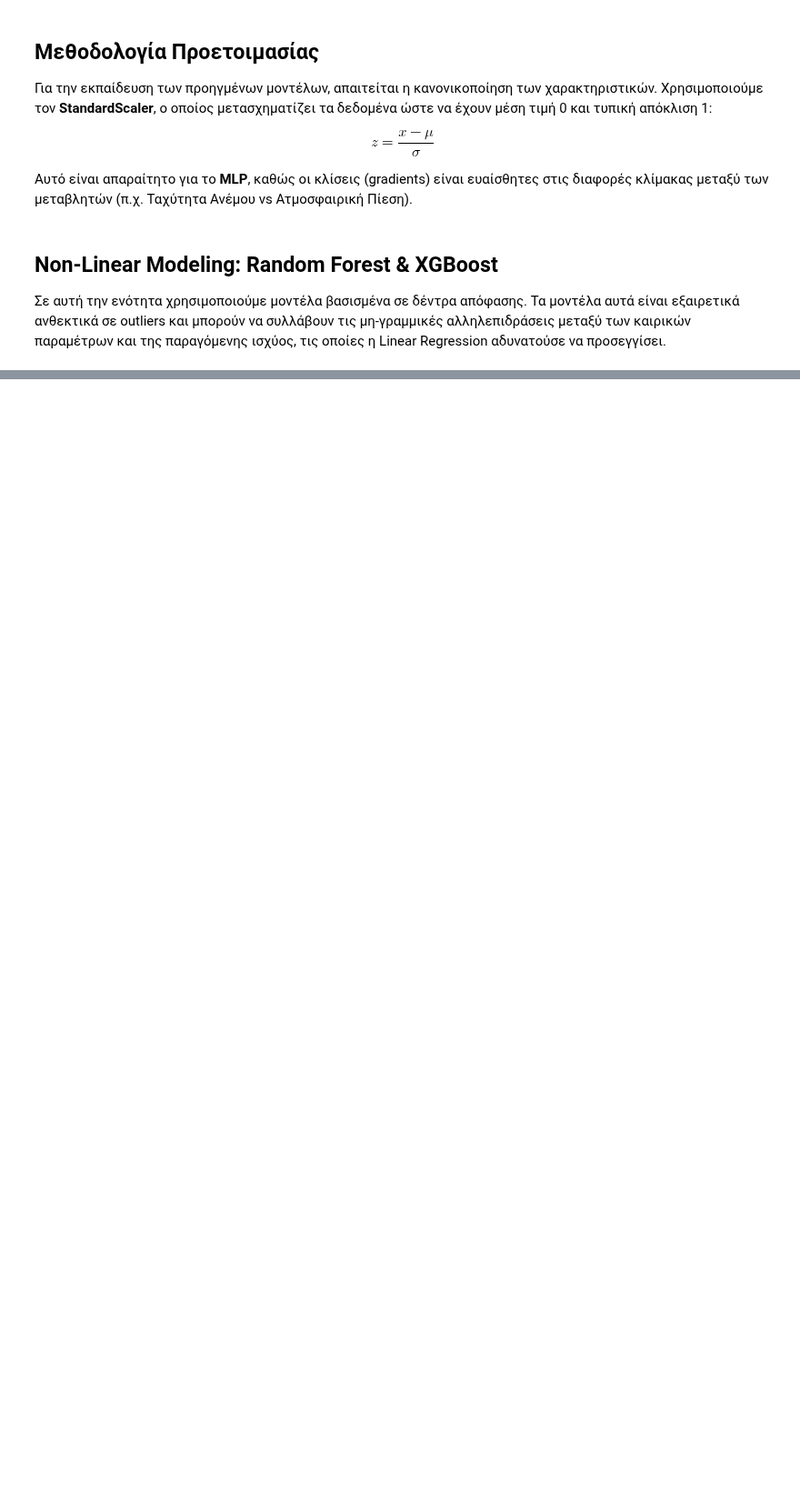
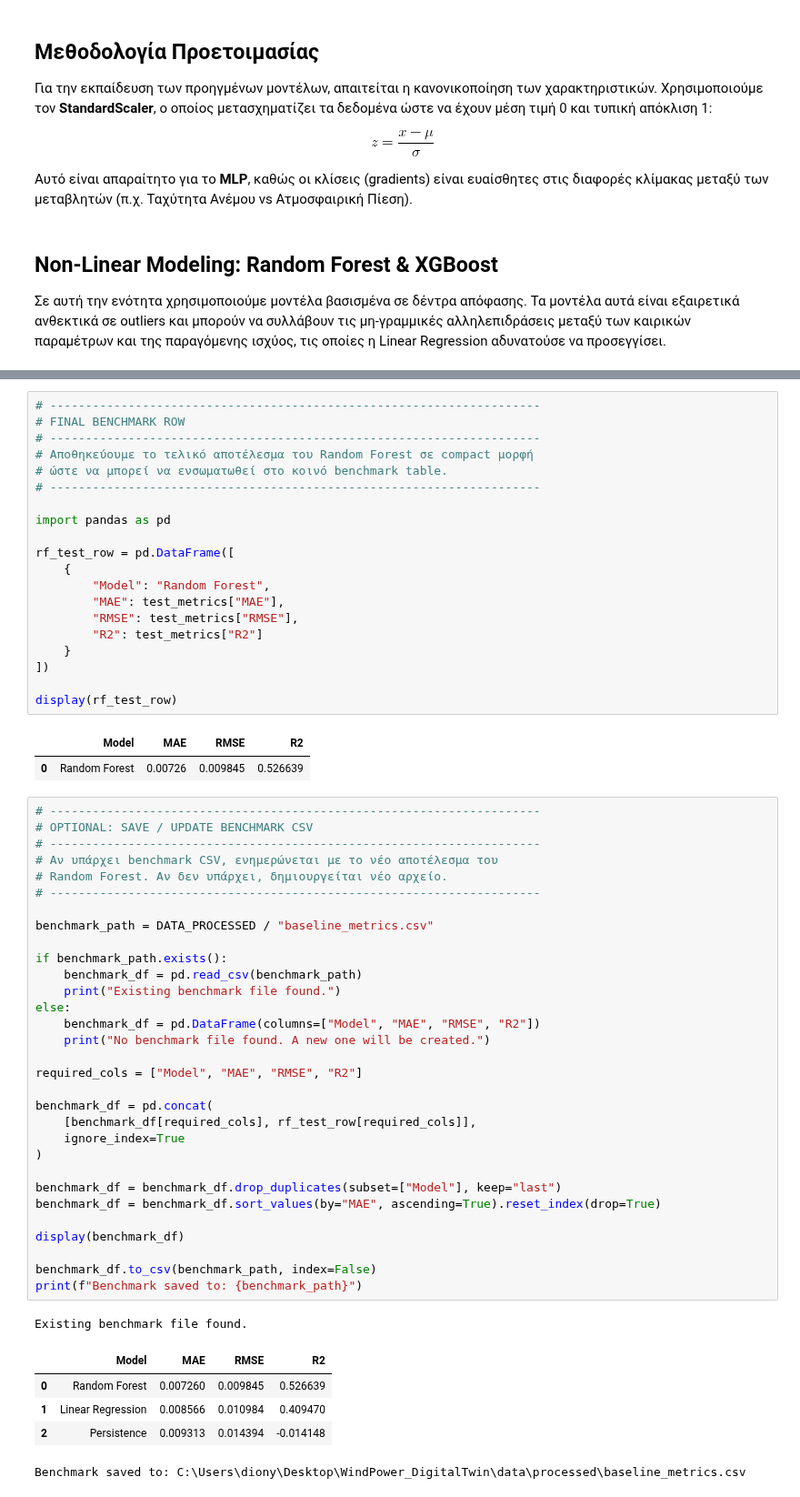
Before and after one commit to Dionysis33/WindPower_DigitalTwin, a Jupyter notebook: notebooks/07_advanced_baselines_and_importance.ipynb, the cells around one changed output, grey strips where cells are left out. Shown at 91% size. Drawn from its saved outputs; the diff is of its cells as text; blank space fills up the shorter version.

```diff
--- a/notebooks/07_advanced_baselines_and_importance.ipynb
+++ b/notebooks/07_advanced_baselines_and_importance.ipynb
@@ -204,0 +411,61 @@ Diagnostic for Park 90 complete. XGBoost R2 Score on Test Set: 0.6106
+# %%
+# ---------------------------------------------------------------------
+# FINAL BENCHMARK ROW
+# ---------------------------------------------------------------------
+# Αποθηκεύουμε το τελικό αποτέλεσμα του Random Forest σε compact μορφή
+# ώστε να μπορεί να ενσωματωθεί στο κοινό benchmark table.
+# ---------------------------------------------------------------------
+
+import pandas as pd
+
+rf_test_row = pd.DataFrame([
+    {
+        "Model": "Random Forest",
+        "MAE": test_metrics["MAE"],
+        "RMSE": test_metrics["RMSE"],
+        "R2": test_metrics["R2"]
+    }
+])
+
+display(rf_test_row)
+# %% [output]
+|  | Model | MAE | RMSE | R2 |
+| 0 | Random Forest | 0.00726 | 0.009845 | 0.526639 |
+# %%
+# ---------------------------------------------------------------------
+# OPTIONAL: SAVE / UPDATE BENCHMARK CSV
+# ---------------------------------------------------------------------
+# Αν υπάρχει benchmark CSV, ενημερώνεται με το νέο αποτέλεσμα του
+# Random Forest. Αν δεν υπάρχει, δημιουργείται νέο αρχείο.
+# ---------------------------------------------------------------------
+
+benchmark_path = DATA_PROCESSED / "baseline_metrics.csv"
+
+if benchmark_path.exists():
+    benchmark_df = pd.read_csv(benchmark_path)
+    print("Existing benchmark file found.")
+else:
+    benchmark_df = pd.DataFrame(columns=["Model", "MAE", "RMSE", "R2"])
+    print("No benchmark file found. A new one will be created.")
+
+required_cols = ["Model", "MAE", "RMSE", "R2"]
+
+benchmark_df = pd.concat(
+    [benchmark_df[required_cols], rf_test_row[required_cols]],
+    ignore_index=True
+)
+
+benchmark_df = benchmark_df.drop_duplicates(subset=["Model"], keep="last")
+benchmark_df = benchmark_df.sort_values(by="MAE", ascending=True).reset_index(drop=True)
+
+display(benchmark_df)
+
+benchmark_df.to_csv(benchmark_path, index=False)
+print(f"Benchmark saved to: {benchmark_path}")
+# %% [output]
+Existing benchmark file found.
+|  | Model | MAE | RMSE | R2 |
+| 0 | Random Forest | 0.007260 | 0.009845 | 0.526639 |
+| 1 | Linear Regression | 0.008566 | 0.010984 | 0.409470 |
+| 2 | Persistence | 0.009313 | 0.014394 | -0.014148 |
+Benchmark saved to: C:\Users\diony\Desktop\WindPower_DigitalTwin\data\processed\baseline_metrics.csv
```
Also changed, not shown: parts of 18 cells of this notebook, 2 other files.
